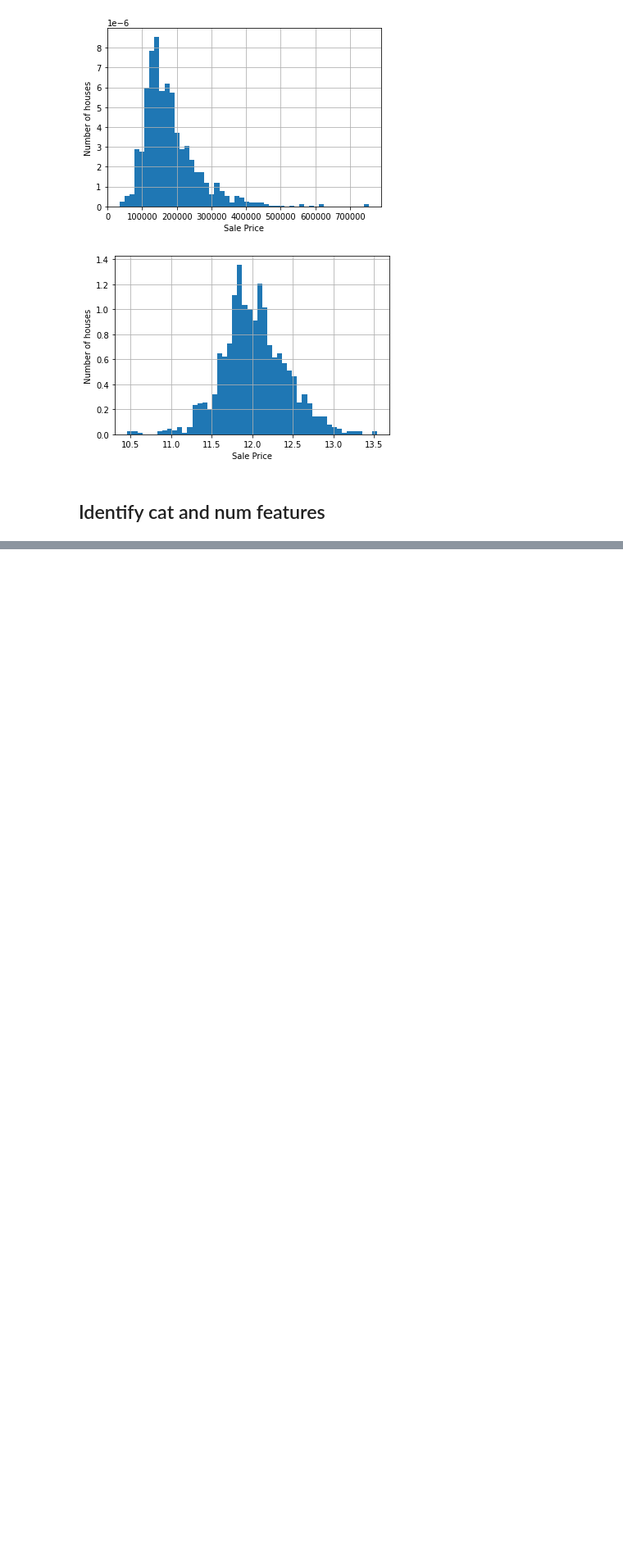
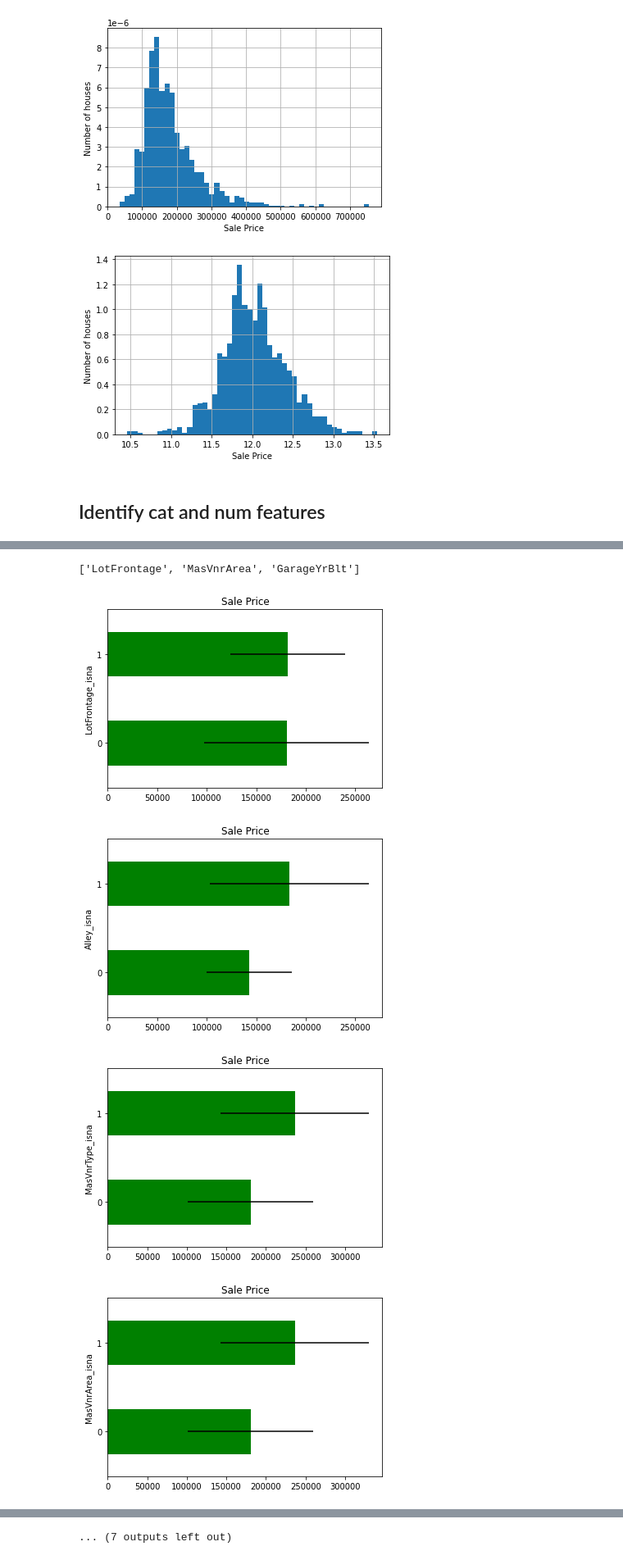
Before and after one commit to particle1331/model-deployment, a Jupyter notebook: src/research/data-analysis.ipynb, the cells around one changed output, grey strips where cells are left out. Shown: that part at 82% size. Cells and saved outputs as stored; diff of their text form; code cells hidden in the pictures; blank space fills up the shorter version.

```diff
--- a/src/research/data-analysis.ipynb
+++ b/src/research/data-analysis.ipynb
@@ -45,0 +104,24 @@ plt.show()
+# %%
+num_na
+# %% [output]
+['LotFrontage', 'MasVnrArea', 'GarageYrBlt']
+# %%
+def analyse_na(df, var):
+
+    df = df.copy()
+    df[f'{var}_isna'] = np.where(df[var].isnull(), 1, 0)
+    tmp = df.groupby(f'{var}_isna')['SalePrice'].agg(['mean', 'std'])
+
+    # plot into a bar graph
+    tmp.plot(kind="barh", y="mean", legend=False,
+             xerr="std", title="Sale Price", color='green')
+
+    plt.show()
+# %%
+for var in vars_with_na:
+    analyse_na(data, var)
+# %% [output]
+[figure, added]
+[figure, added]
+[figure, added]
+[figure, added]
@@ -45,0 +136 @@ plt.show()
+... (7 outputs left out)
```
Also changed, not shown: parts of 17 cells of this notebook, 1 other file.
